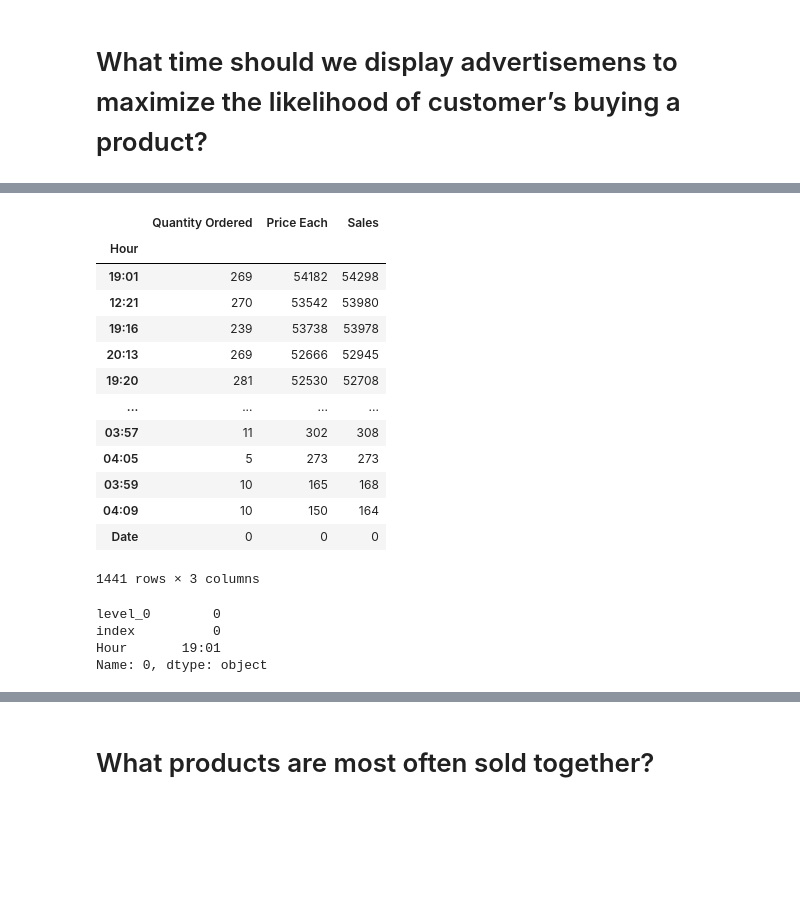
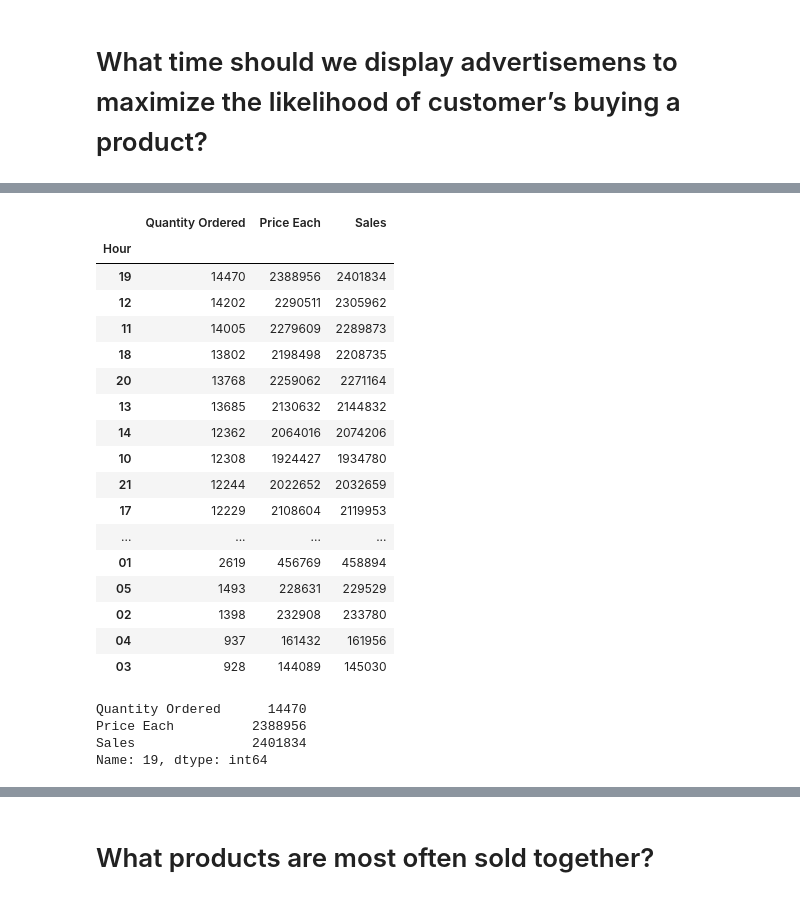
Before and after one commit to demola234/study_insight_case_study, a Jupyter notebook: class_project.ipynb, the cells around one changed output, grey strips where cells are left out. Drawn from its saved outputs; the diff is of its cells as text; code cells hidden in the pictures; blank space fills up the shorter version.

```diff
--- a/class_project.ipynb
+++ b/class_project.ipynb
@@ -59,0 +44,10 @@ cleanedData
+# %%
+# Drop rows with missing values
+cleanedData = cleanedData.dropna(how='all')
+# Drop rows that contain 'Order Date, Product, Quantity Ordered, Price Each, Purchase Address'
+cleanedData = cleanedData[cleanedData['Order Date'] != 'Order Date']
+cleanedData =  cleanedData[cleanedData['Product'] != 'Product']
+cleanedData =  cleanedData[cleanedData['Quantity Ordered'] != 'Quantity Ordered']
+cleanedData =  cleanedData[cleanedData['Price Each'] != 'Price Each']
+cleanedData =  cleanedData[cleanedData['Purchase Address'] != 'Purchase Address']
+cleanedData
@@ -119,8 +114,6 @@ def convertMonth(month):
         return 'November'
     elif month == 12:
         return 'December'
-    else:
-        return 'Invalid Month'
 # %%
 cleanedData['Month'] = cleanedData['Month'].apply(convertMonth)
 cleanedData
@@ -304,6 +265,6 @@ plt.bar(cityWithHighestSales.index, cityWithHighestSales['Sales'])
 # What time should we display advertisemens to maximize the likelihood of customer’s buying a product?
 # %%
 # add hour column
-cleanedData['Hour'] = cleanedData['Order Date'].str.split(' ').str[1]
+cleanedData['Hour'] = cleanedData['Order Date'].str.split(' ').str[1].str.split(':').str[0]
 cleanedData
 # %% [output]
@@ -328,29 +284,33 @@ See the caveats in the documentation: https://pandas.pydata.org/pandas-docs/stab
 # %%
 # group by hour
-hourWithHighestSales = cleanedData.groupby('Hour').sum().sort_values('Sales', ascending=False)
+hourWithHighestSales = cleanedData.groupby('Hour').sum().sort_values('Quantity Ordered', ascending=False)
 hourWithHighestSales
 # %% [output]
 |  | Quantity Ordered | Price Each | Sales |
 | Hour |  |  |  |
-| 19:01 | 269 | 54182 | 54298 |
-| 12:21 | 270 | 53542 | 53980 |
-| 19:16 | 239 | 53738 | 53978 |
-| 20:13 | 269 | 52666 | 52945 |
-| 19:20 | 281 | 52530 | 52708 |
+| 19 | 14470 | 2388956 | 2401834 |
+| 12 | 14202 | 2290511 | 2305962 |
+| 11 | 14005 | 2279609 | 2289873 |
+| 18 | 13802 | 2198498 | 2208735 |
+| 20 | 13768 | 2259062 | 2271164 |
+| 13 | 13685 | 2130632 | 2144832 |
+| 14 | 12362 | 2064016 | 2074206 |
+| 10 | 12308 | 1924427 | 1934780 |
+| 21 | 12244 | 2022652 | 2032659 |
+| 17 | 12229 | 2108604 | 2119953 |
 | ... | ... | ... | ... |
-| 03:57 | 11 | 302 | 308 |
-| 04:05 | 5 | 273 | 273 |
-| 03:59 | 10 | 165 | 168 |
-| 04:09 | 10 | 150 | 164 |
-| Date | 0 | 0 | 0 |
+| 01 | 2619 | 456769 | 458894 |
+| 05 | 1493 | 228631 | 229529 |
+| 02 | 1398 | 232908 | 233780 |
+| 04 | 937 | 161432 | 161956 |
+| 03 | 928 | 144089 | 145030 |
-1441 rows × 3 columns
 # %%
 # get element by index
 hourWithHighestSales.iloc[0]
 # %% [output]
-level_0        0
-index          0
-Hour       19:01
-Name: 0, dtype: object
+Quantity Ordered      14470
+Price Each          2388956
+Sales               2401834
+Name: 19, dtype: int64
 # %%
 # plot hour with highest sales
```
Also changed, not shown: parts of 29 cells of this notebook.
